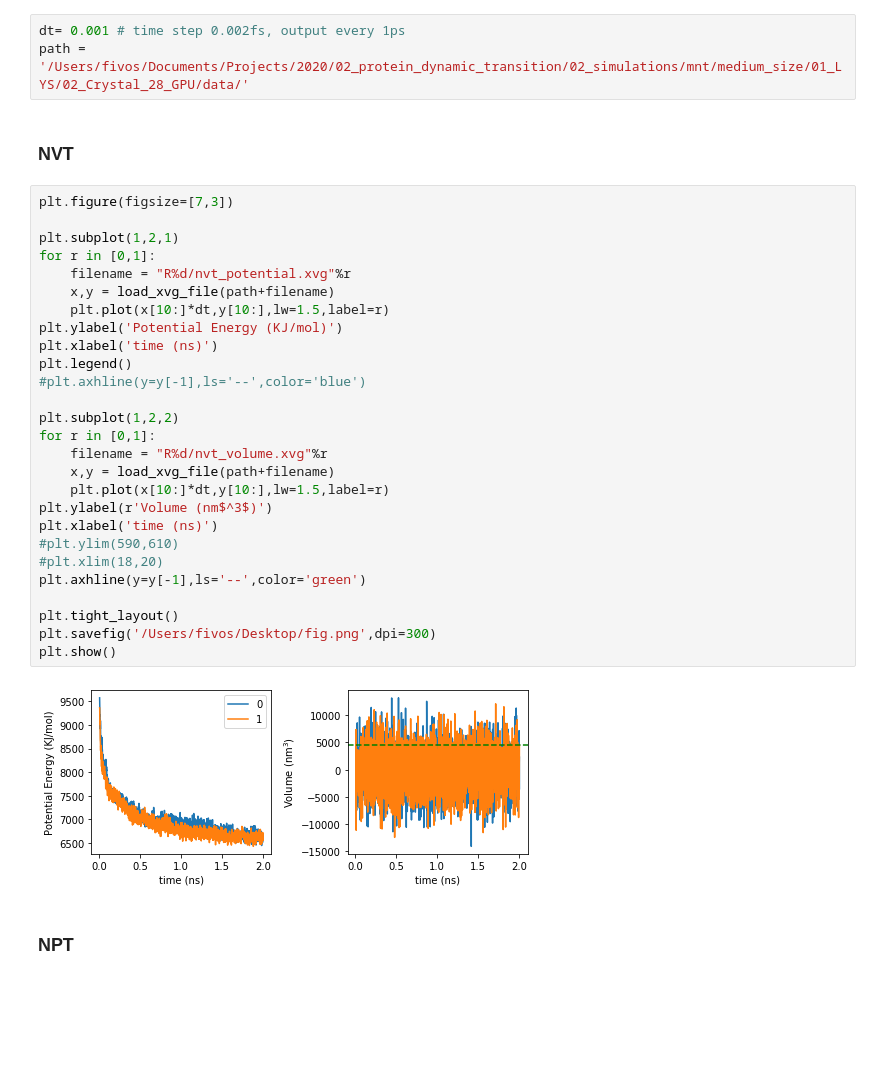
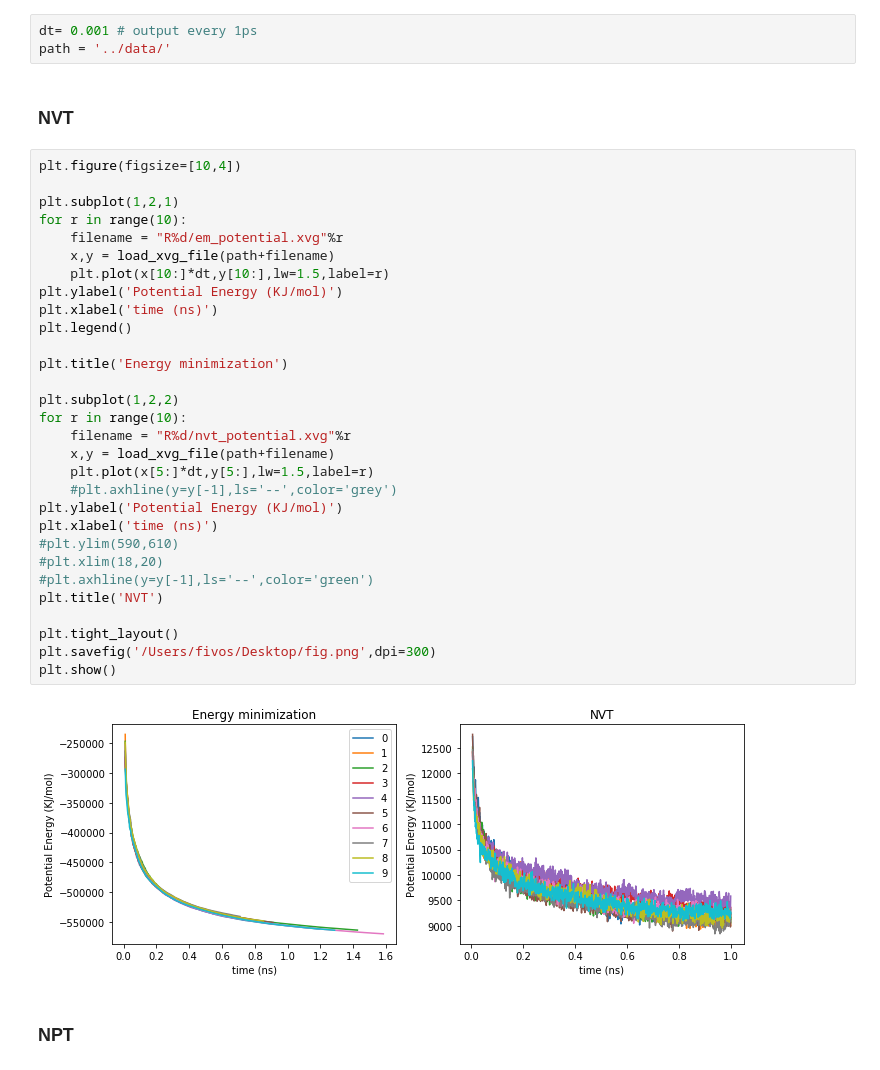
Before and after one commit to fperakis/md-tools-lyso, a Jupyter notebook: analysis/analysis.ipynb, the cells around one changed output. Drawn from its saved outputs; the diff is of its cells as text; blank space fills up the shorter version.

```diff
--- a/analysis/analysis.ipynb
+++ b/analysis/analysis.ipynb
@@ -13,39 +13,42 @@ def load_xvg_file(filename):
                 y.append(cols[1])
     return np.array(x[1:],dtype=float),np.array(y[1:],dtype=float) #skip the first value (header)
 # %%
-dt= 0.001 # time step 0.002fs, output every 1ps
-path = '/Users/fivos/Documents/Projects/2020/02_protein_dynamic_transition/02_simulations/mnt/medium_size/01_LYS/02_Crystal_28_GPU/data/'
+dt= 0.001 # output every 1ps
+path = '../data/'
 # %% [markdown]
 ### NVT
 # %%
-plt.figure(figsize=[7,3])
+plt.figure(figsize=[10,4])
 
 plt.subplot(1,2,1)
-for r in [0,1]:
-    filename = "R%d/nvt_potential.xvg"%r
+for r in range(10):
+    filename = "R%d/em_potential.xvg"%r
     x,y = load_xvg_file(path+filename)
     plt.plot(x[10:]*dt,y[10:],lw=1.5,label=r)
 plt.ylabel('Potential Energy (KJ/mol)')
 plt.xlabel('time (ns)')
 plt.legend()
-#plt.axhline(y=y[-1],ls='--',color='blue')
+
+plt.title('Energy minimization')
 
 plt.subplot(1,2,2)
-for r in [0,1]:
-    filename = "R%d/nvt_volume.xvg"%r
+for r in range(10):
+    filename = "R%d/nvt_potential.xvg"%r
     x,y = load_xvg_file(path+filename)
-    plt.plot(x[10:]*dt,y[10:],lw=1.5,label=r)
-plt.ylabel(r'Volume (nm$^3$)')
+    plt.plot(x[5:]*dt,y[5:],lw=1.5,label=r)
+    #plt.axhline(y=y[-1],ls='--',color='grey')
+plt.ylabel('Potential Energy (KJ/mol)')
 plt.xlabel('time (ns)')
 #plt.ylim(590,610)
 #plt.xlim(18,20)
-plt.axhline(y=y[-1],ls='--',color='green')
+#plt.axhline(y=y[-1],ls='--',color='green')
+plt.title('NVT')
 
 plt.tight_layout()
 plt.savefig('/Users/fivos/Desktop/fig.png',dpi=300)
 plt.show()
 # %% [output]
-[figure, old version]
+[figure, new version]
 # %% [markdown]
 ### NPT
 # %%
```
Also changed, not shown: 1 other file.
